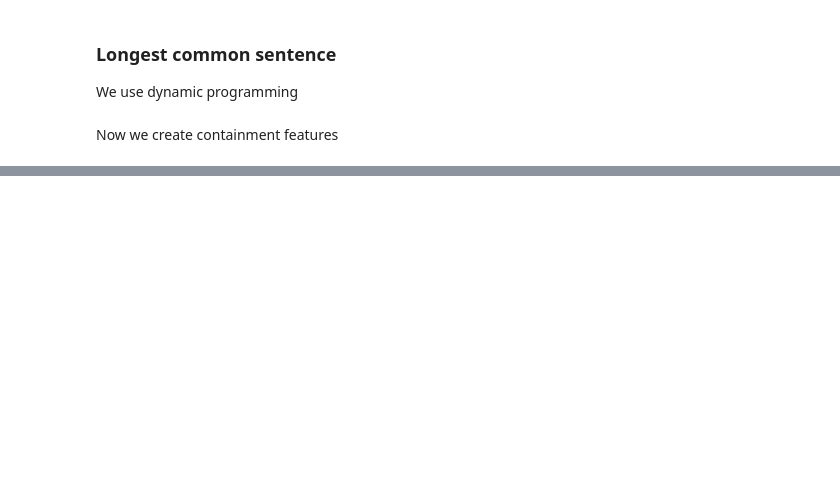
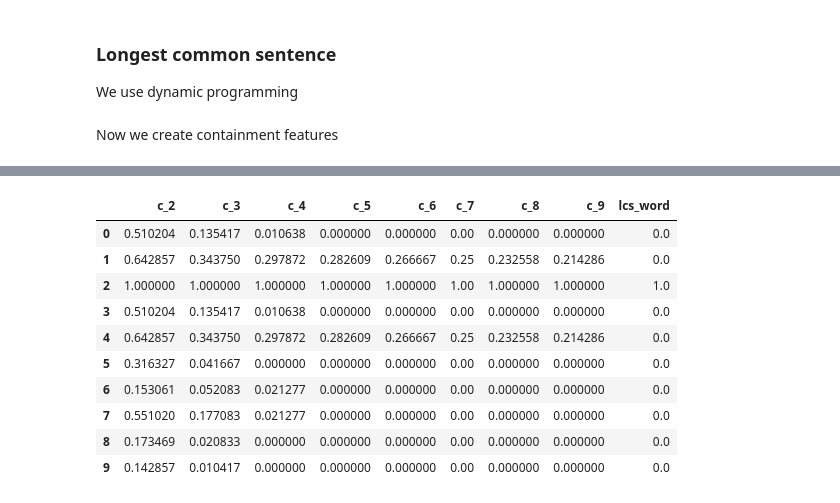
Before and after one commit to p-serna/studying-drosophila, a Jupyter notebook: Drosophila.ipynb, the cells around one changed output, grey strips where cells are left out. Saved outputs shown, nothing was run; the diff lists cells and outputs as text; code cells hidden in the pictures; blank space fills up the shorter version.

```diff
--- a/Drosophila.ipynb
+++ b/Drosophila.ipynb
@@ -184,15 +192,18 @@ First we are going to change the representation to n-gram estimators:
 # %%
 from sklearn.feature_extraction.text import CountVectorizer
 
-def ngram_estimator(n, a_text, s_text, full_output = False):
+def kmer_estimator(n, seqA, seqB, full_output = False):
     ''' Caculate the n-gram arrays corresponding to a_text and s_tex
     '''
 
-    counter = CountVectorizer(analyzer = 'word', ngram_range = (n,n))
+    kmerA = ' '.join(getKmers(seqA, size = n))
+    kmerB = ' '.join(getKmers(seqB, size = n))
 
-    vocabulary = counter.fit([a_text, s_text]).vocabulary_
+    counter = CountVectorizer( ngram_range = (n,n), )
 
-    ngrams = counter.fit_transform([a_text, s_text])
+    vocabulary = counter.fit([kmerA, kmerB]).vocabulary_
+
+    ngrams = counter.fit_transform([kmerA, kmerB])
     #print(vocabulary)
     if full_output:
         output = ngrams.toarray(), counter
@@ -323,0 +370,14 @@ print()
+# %%
+features_df.head(10)
+# %% [output]
+|  | c_2 | c_3 | c_4 | c_5 | c_6 | c_7 | c_8 | c_9 | lcs_word |
+| 0 | 0.510204 | 0.135417 | 0.010638 | 0.000000 | 0.000000 | 0.00 | 0.000000 | 0.000000 | 0.0 |
+| 1 | 0.642857 | 0.343750 | 0.297872 | 0.282609 | 0.266667 | 0.25 | 0.232558 | 0.214286 | 0.0 |
+| 2 | 1.000000 | 1.000000 | 1.000000 | 1.000000 | 1.000000 | 1.00 | 1.000000 | 1.000000 | 1.0 |
+| 3 | 0.510204 | 0.135417 | 0.010638 | 0.000000 | 0.000000 | 0.00 | 0.000000 | 0.000000 | 0.0 |
+| 4 | 0.642857 | 0.343750 | 0.297872 | 0.282609 | 0.266667 | 0.25 | 0.232558 | 0.214286 | 0.0 |
+| 5 | 0.316327 | 0.041667 | 0.000000 | 0.000000 | 0.000000 | 0.00 | 0.000000 | 0.000000 | 0.0 |
+| 6 | 0.153061 | 0.052083 | 0.021277 | 0.000000 | 0.000000 | 0.00 | 0.000000 | 0.000000 | 0.0 |
+| 7 | 0.551020 | 0.177083 | 0.021277 | 0.000000 | 0.000000 | 0.00 | 0.000000 | 0.000000 | 0.0 |
+| 8 | 0.173469 | 0.020833 | 0.000000 | 0.000000 | 0.000000 | 0.00 | 0.000000 | 0.000000 | 0.0 |
+| 9 | 0.142857 | 0.010417 | 0.000000 | 0.000000 | 0.000000 | 0.00 | 0.000000 | 0.000000 | 0.0 |
```
Also changed, not shown: parts of 15 cells of this notebook.
